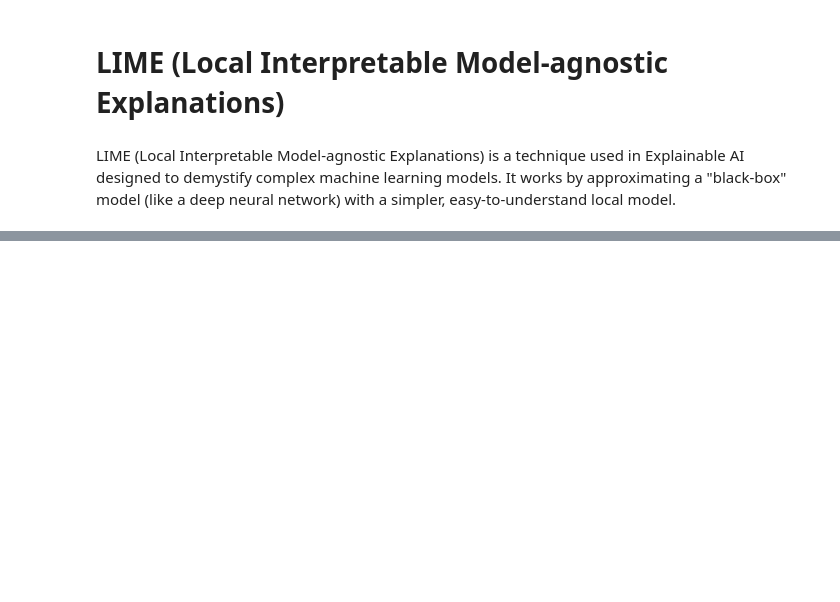
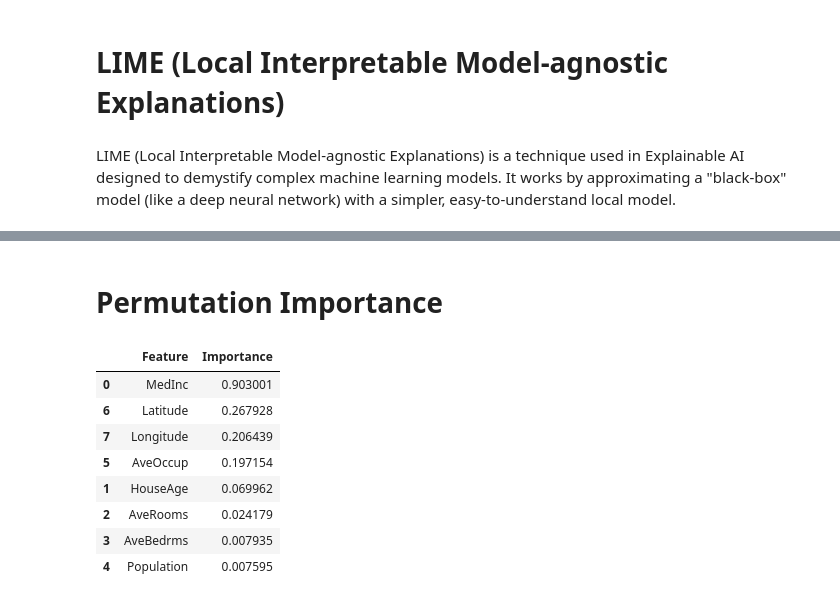
Before and after one commit to shy942/ML-exploration, a Jupyter notebook: notebooks/11_Explainable_AI.ipynb, the cells around one changed output, grey strips where cells are left out. Drawn from its saved outputs; the diff is of its cells as text; code cells hidden in the pictures; blank space fills up the shorter version.

```diff
--- a/notebooks/11_Explainable_AI.ipynb
+++ b/notebooks/11_Explainable_AI.ipynb
@@ -226,0 +243,2 @@ Explanation
+# %% [markdown]
+# Permutation Importance
@@ -226,0 +249,12 @@ Explanation
+# %%
+perm_df.sort_values("Importance", ascending=False)
+# %% [output]
+|  | Feature | Importance |
+| 0 | MedInc | 0.903001 |
+| 6 | Latitude | 0.267928 |
+| 7 | Longitude | 0.206439 |
+| 5 | AveOccup | 0.197154 |
+| 1 | HouseAge | 0.069962 |
+| 2 | AveRooms | 0.024179 |
+| 3 | AveBedrms | 0.007935 |
+| 4 | Population | 0.007595 |
```
Also changed, not shown: parts of 6 cells of this notebook.
